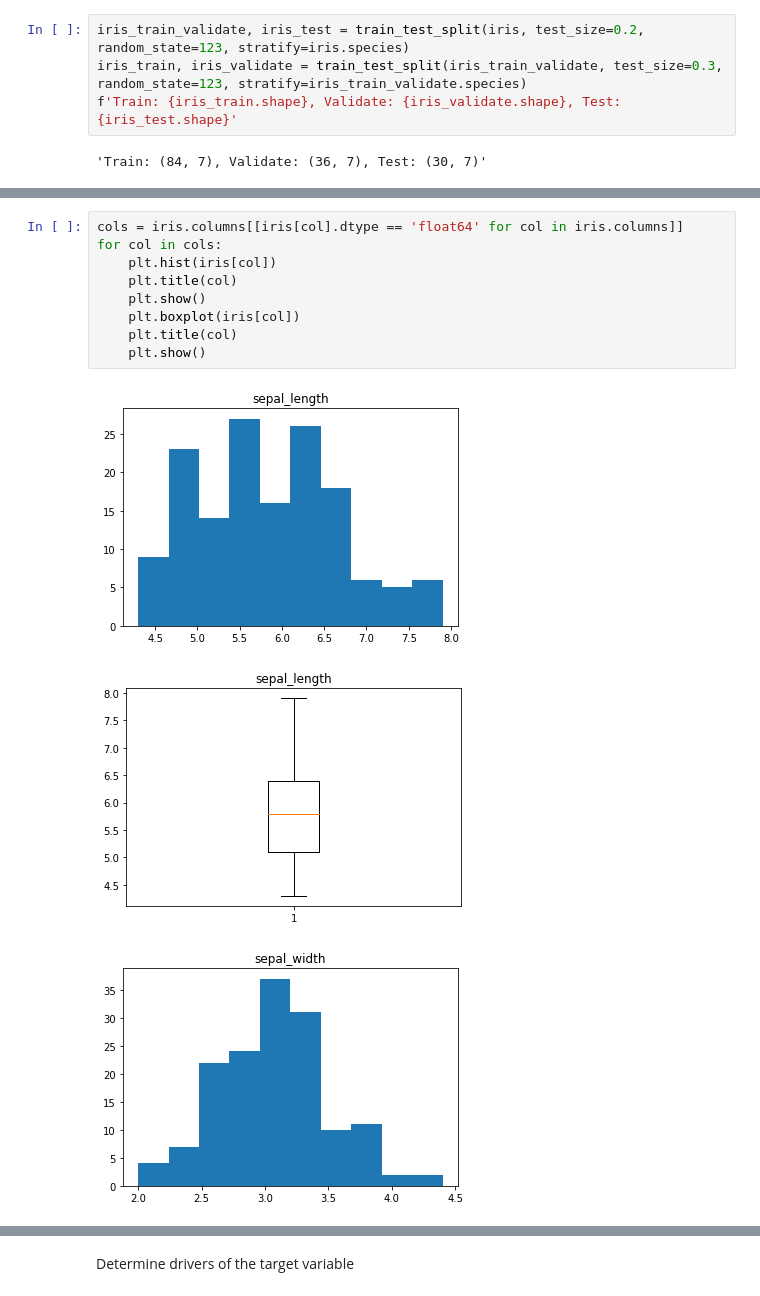
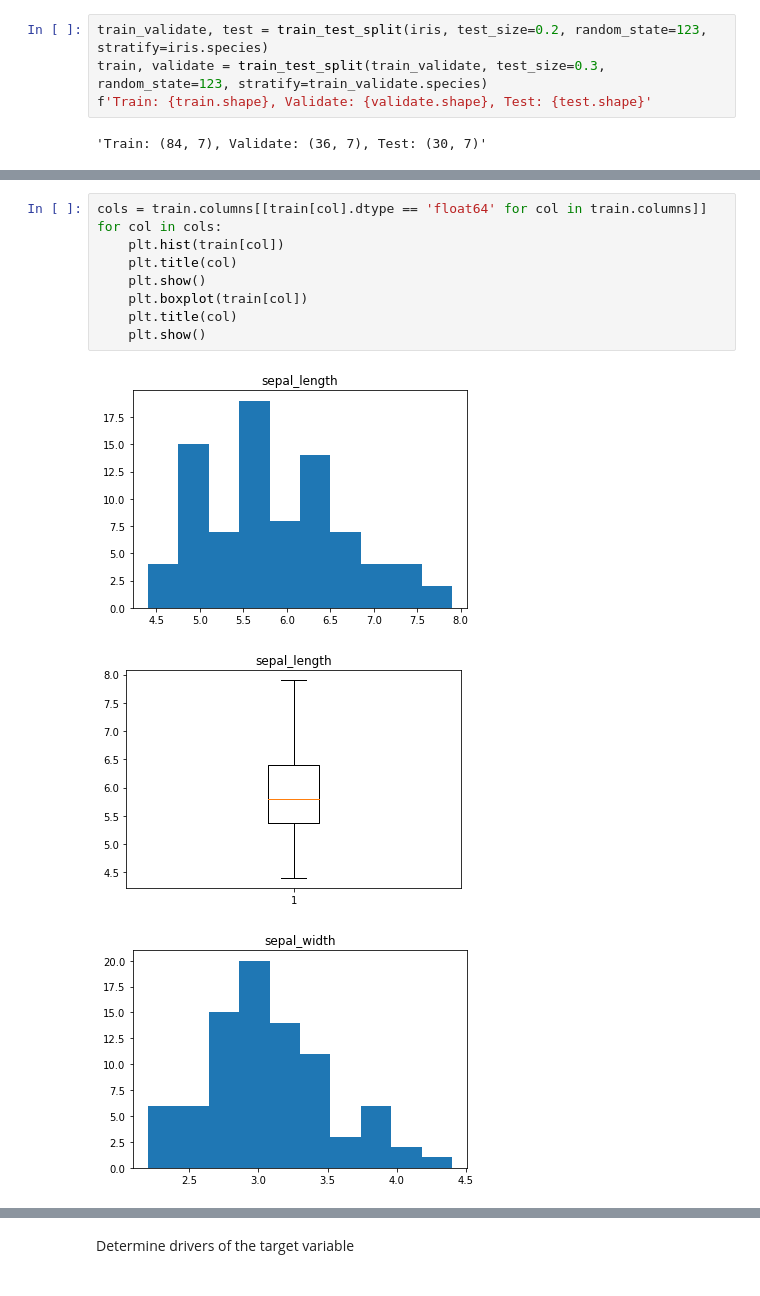
Before and after one commit to mwboiss/classification-exercises, a Jupyter notebook: classification_exercises.ipynb, the cells around one changed output, grey strips where cells are left out. Drawn from its saved outputs; the diff is of its cells as text.

```diff
--- a/classification_exercises.ipynb
+++ b/classification_exercises.ipynb
@@ -857,9 +860,9 @@ iris.head()
 | 3 | setosa | 4.6 | 3.1 | 1.5 | 0.2 | 0 | 0 |
 | 4 | setosa | 5.0 | 3.6 | 1.4 | 0.2 | 0 | 0 |
 # %%
-iris_train_validate, iris_test = train_test_split(iris, test_size=0.2, random_state=123, stratify=iris.species)
-iris_train, iris_validate = train_test_split(iris_train_validate, test_size=0.3, random_state=123, stratify=iris_train_validate.species)
-f'Train: {iris_train.shape}, Validate: {iris_validate.shape}, Test: {iris_test.shape}'
+train_validate, test = train_test_split(iris, test_size=0.2, random_state=123, stratify=iris.species)
+train, validate = train_test_split(train_validate, test_size=0.3, random_state=123, stratify=train_validate.species)
+f'Train: {train.shape}, Validate: {validate.shape}, Test: {test.shape}'
 # %% [output]
 'Train: (84, 7), Validate: (36, 7), Test: (30, 7)'
 # %% [markdown]
@@ -896,13 +870,13 @@ memory usage: 6.3+ KB
 # %%
-cols = iris.columns[[iris[col].dtype == 'float64' for col in iris.columns]]
+cols = train.columns[[train[col].dtype == 'float64' for col in train.columns]]
 for col in cols:
-    plt.hist(iris[col])
+    plt.hist(train[col])
     plt.title(col)
     plt.show()
-    plt.boxplot(iris[col])
+    plt.boxplot(train[col])
     plt.title(col)
     plt.show()
 # %% [output]
-[figure, old version]
+[figure, new version]
-[figure, old version]
+[figure, new version]
-[figure, old version]
+[figure, new version]
```
Also changed, not shown: parts of 47 cells of this notebook.
